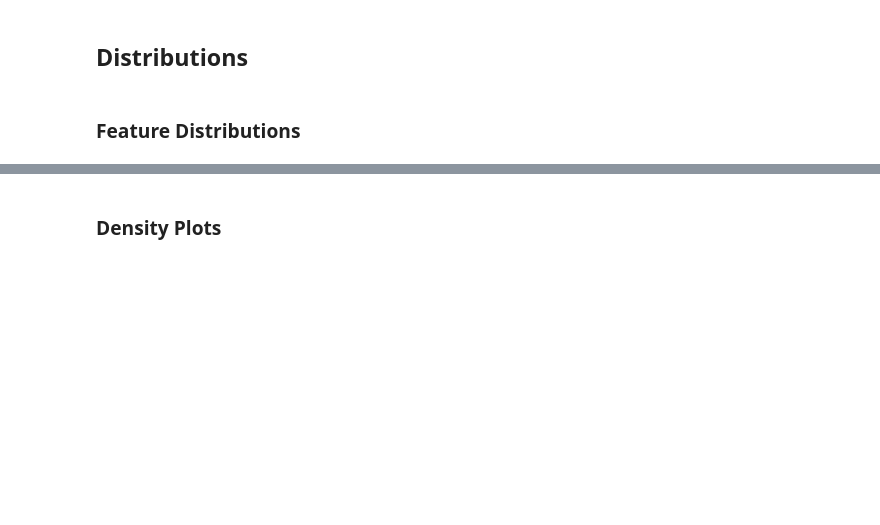
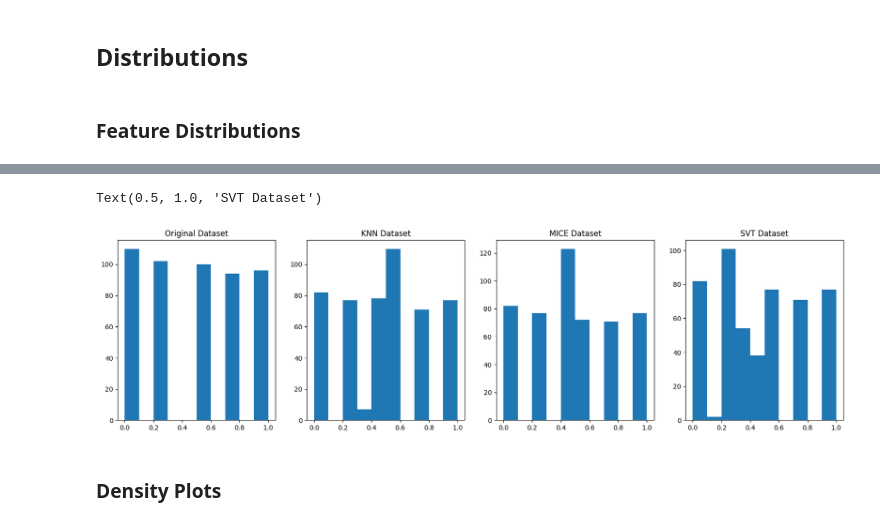
Before and after one commit to a-memme/matrix_completion_mental_health, a Jupyter notebook: downstream_prediction.ipynb, the cells around one changed output, grey strips where cells are left out. Saved outputs shown, nothing was run; the diff lists cells and outputs as text; code cells hidden in the pictures; blank space fills up the shorter version.

```diff
--- a/downstream_prediction.ipynb
+++ b/downstream_prediction.ipynb
@@ -559,26 +594,29 @@ Text(0.5, 1.0, 'SVT Dataset')
 # %%
-# #Financial Stress
-# feature = 'financial_stress'
+#Financial Stress
+feature = 'financial_stress'
 
-# #Plot all histograms
-# #Subplots
-# fig, axes = plt.subplots(1, 4, figsize=(20, 5))
+#Plot all histograms
+#Subplots
+fig, axes = plt.subplots(1, 4, figsize=(20, 5))
 
-# #Original dataset
-# axes[0].hist(original_student[feature])
-# axes[0].set_title("Original Dataset")
+#Original dataset
+axes[0].hist(original_student[feature])
+axes[0].set_title("Original Dataset")
 
-# #KNN dataset
-# axes[1].hist(knn_student[feature])
-# axes[1].set_title("KNN Dataset")
+#KNN dataset
+axes[1].hist(knn_student[feature])
+axes[1].set_title("KNN Dataset")
 
-# #MICE dataset
-# axes[2].hist(mice_student[feature])
-# axes[2].set_title("MICE Dataset")
+#MICE dataset
+axes[2].hist(mice_student[feature])
+axes[2].set_title("MICE Dataset")
 
-# #SVT dataset
-# axes[3].hist(svt_student[feature])
-# axes[3].set_title("SVT Dataset")
+#SVT dataset
+axes[3].hist(svt_student[feature])
+axes[3].set_title("SVT Dataset")
+# %% [output]
+Text(0.5, 1.0, 'SVT Dataset')
+[figure, added]
 # %% [markdown]
 ### Density Plots
 # %%
```
Also changed, not shown: parts of 9 cells of this notebook.
